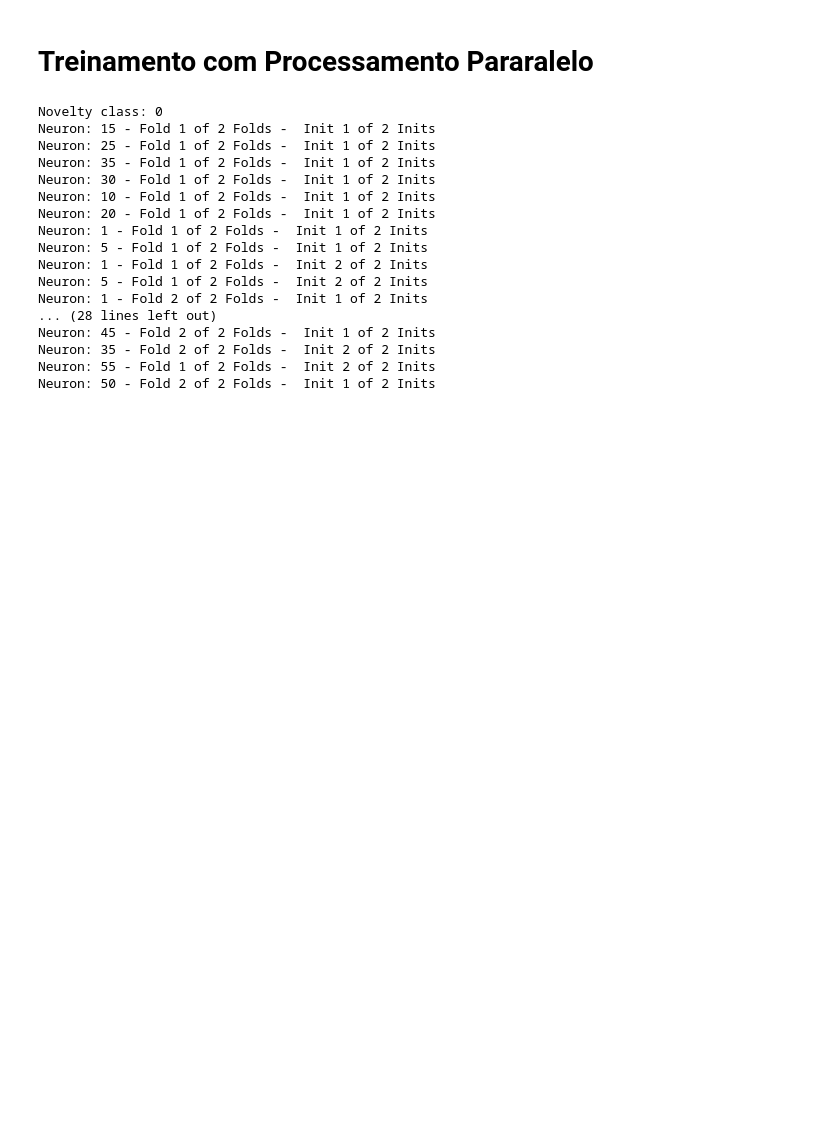
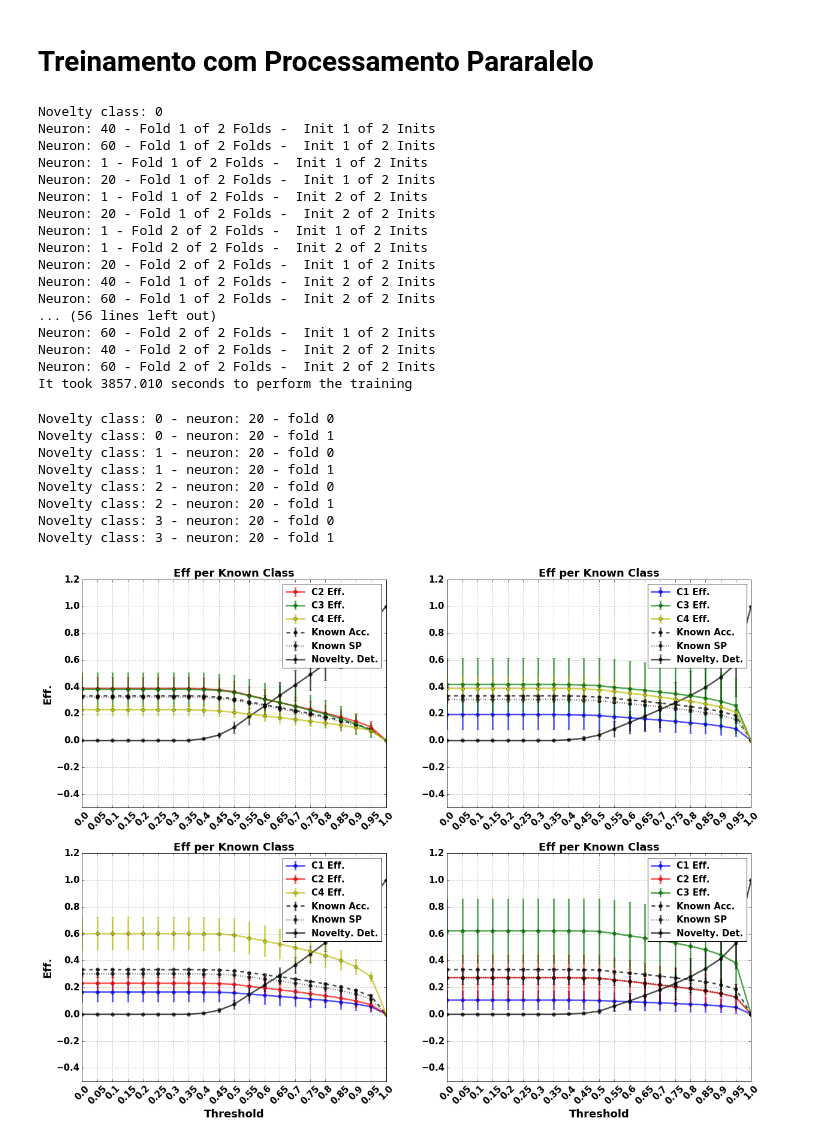
Before and after one commit to natmourajr/SonarAnalysis, a Jupyter notebook: Packages/NoveltyDetection/NeuralNetwork/RawDataNeuralNetwork.ipynb, the cells around one changed output. Drawn from its saved outputs; the diff is of its cells as text; code cells hidden in the pictures; blank space fills up the shorter version.

Commit message:
Changes in Novelty Detection with SAE

```diff
--- a/Packages/NoveltyDetection/NeuralNetwork/RawDataNeuralNetwork.ipynb
+++ b/Packages/NoveltyDetection/NeuralNetwork/RawDataNeuralNetwork.ipynb
@@ -154,11 +154,12 @@ analysis_str = 'NeuralNetwork'
 model_prefix_str = 'RawData'
 
 trn_params_folder='%s/%s/%s_trnparams.jbl'%(results_path,analysis_str,analysis_name)
-
+os.remove(trn_params_folder)
 if not os.path.exists(trn_params_folder):
     trn_params = trnparams.NNNoveltyDetectionTrnParams(n_inits=2,
                                                        hidden_activation='softplus',
-                                                       output_activation='softmax',
+                                                       output_activation='sigmoid',
+                                                       norm='mapstd_rob',
                                                        n_epochs=500,
                                                        patience=30,
                                                        batch_size=256,
@@ -180,9 +181,9 @@ Wall time: 3.1 µs
 # Train example
 
 # Choose neurons topology
-max_n_neurons = 60
+max_n_neurons = 80
 min_n_neurons = 0
-neurons_step = 5
+neurons_step = 20
 
 verbose = False
 
@@ -228,22 +229,22 @@ end_time = time.time() - start_time
 print "It took %.3f seconds to perform the training"%(end_time)
 # %% [output]
 Novelty class: 0
-Neuron: 15 - Fold 1 of 2 Folds -  Init 1 of 2 Inits
-Neuron: 25 - Fold 1 of 2 Folds -  Init 1 of 2 Inits
-Neuron: 35 - Fold 1 of 2 Folds -  Init 1 of 2 Inits
-Neuron: 30 - Fold 1 of 2 Folds -  Init 1 of 2 Inits
-Neuron: 10 - Fold 1 of 2 Folds -  Init 1 of 2 Inits
+Neuron: 40 - Fold 1 of 2 Folds -  Init 1 of 2 Inits
+Neuron: 60 - Fold 1 of 2 Folds -  Init 1 of 2 Inits
+Neuron: 1 - Fold 1 of 2 Folds -  Init 1 of 2 Inits
 Neuron: 20 - Fold 1 of 2 Folds -  Init 1 of 2 Inits
-Neuron: 1 - Fold 1 of 2 Folds -  Init 1 of 2 Inits
-Neuron: 5 - Fold 1 of 2 Folds -  Init 1 of 2 Inits
 Neuron: 1 - Fold 1 of 2 Folds -  Init 2 of 2 Inits
-Neuron: 5 - Fold 1 of 2 Folds -  Init 2 of 2 Inits
+Neuron: 20 - Fold 1 of 2 Folds -  Init 2 of 2 Inits
 Neuron: 1 - Fold 2 of 2 Folds -  Init 1 of 2 Inits
-... (28 lines left out)
-Neuron: 45 - Fold 2 of 2 Folds -  Init 1 of 2 Inits
-Neuron: 35 - Fold 2 of 2 Folds -  Init 2 of 2 Inits
-Neuron: 55 - Fold 1 of 2 Folds -  Init 2 of 2 Inits
-Neuron: 50 - Fold 2 of 2 Folds -  Init 1 of 2 Inits
+Neuron: 1 - Fold 2 of 2 Folds -  Init 2 of 2 Inits
+Neuron: 20 - Fold 2 of 2 Folds -  Init 1 of 2 Inits
+Neuron: 40 - Fold 1 of 2 Folds -  Init 2 of 2 Inits
+Neuron: 60 - Fold 1 of 2 Folds -  Init 2 of 2 Inits
+... (56 lines left out)
+Neuron: 60 - Fold 2 of 2 Folds -  Init 1 of 2 Inits
+Neuron: 40 - Fold 2 of 2 Folds -  Init 2 of 2 Inits
+Neuron: 60 - Fold 2 of 2 Folds -  Init 2 of 2 Inits
+It took 3857.010 seconds to perform the training
 # %%
 # analysis example - novelty detection for neural network
 # threshold sweep
@@ -255,9 +256,9 @@ analysis_str = 'NeuralNetwork'
 model_prefix_str = 'RawData'
 
 analysis_file_name='%s/%s/%s_novelty_detection_thr_sweep.jbl'%(results_path,analysis_str,analysis_name)
-#os.remove(analysis_file_name)
+os.remove(analysis_file_name)
 
-ineuron = 30
+ineuron = 20
 
 thr_mat = np.arange(0.0,1.05,0.05)
 
@@ -351,30 +352,40 @@ for inovelty, novelty_class in enumerate(np.unique(all_trgt)):
                         label='Novelty. Det.')
             ax.errorbar(thr_mat,np.mean(known_acc_mat[:,int(novelty_class),:],axis=0),
                         np.std(known_acc_mat[:,int(novelty_class),:],axis=0),fmt='o--',
                         color='k',alpha=0.7,linewidth=2.5,
                         label='Known Acc.')
             ax.errorbar(thr_mat,np.mean(known_sp_mat[:,int(novelty_class),:],axis=0),
                         np.std(known_sp_mat[:,int(novelty_class),:],axis=0),fmt='o:',
                         color='k',alpha=0.7,linewidth=2.5,
                         label='Known SP')
         else:
             ax.errorbar(thr_mat,np.mean(class_eff_mat[:,int(novelty_class),int(m_class),:],axis=0),
                         np.std(class_eff_mat[:,int(novelty_class),int(m_class),:],axis=0),fmt='o-',
                         color=m_colors[int(m_class)],alpha=0.7,linewidth=2.5,
                        label='C%i Eff.'%(int(m_class)+1))
     ax.set_xticks(thr_mat)
     ax.set_xticklabels(thr_mat,rotation=45)
     ax.set_title('Eff per Known Class',fontsize=18,weight='bold')
     ax.set_xlim([np.min(thr_mat), np.max(thr_mat)])
     ax.set_ylim([-0.5,1.2])
     ax.grid()
 
     if inovelty > 1:
         ax.set_xlabel('Threshold',fontsize=18,weight='bold')
     if inovelty == 0 or inovelty == 2:
         ax.set_ylabel('Eff.',fontsize=18,weight='bold')
 
     handles, labels = ax.get_legend_handles_labels()
     # sort both labels and handles by labels
     labels, handles = zip(*sorted(zip(labels, handles), key=lambda t: t[0]))
     ax.legend(handles, labels, ncol=1)
+# %% [output]
+Novelty class: 0 - neuron: 20 - fold 0
+Novelty class: 0 - neuron: 20 - fold 1
+Novelty class: 1 - neuron: 20 - fold 0
+Novelty class: 1 - neuron: 20 - fold 1
+Novelty class: 2 - neuron: 20 - fold 0
+Novelty class: 2 - neuron: 20 - fold 1
+Novelty class: 3 - neuron: 20 - fold 0
+Novelty class: 3 - neuron: 20 - fold 1
+[figure, added]
```
Also changed, not shown: parts of 1 cell of this notebook, 5 other files.
